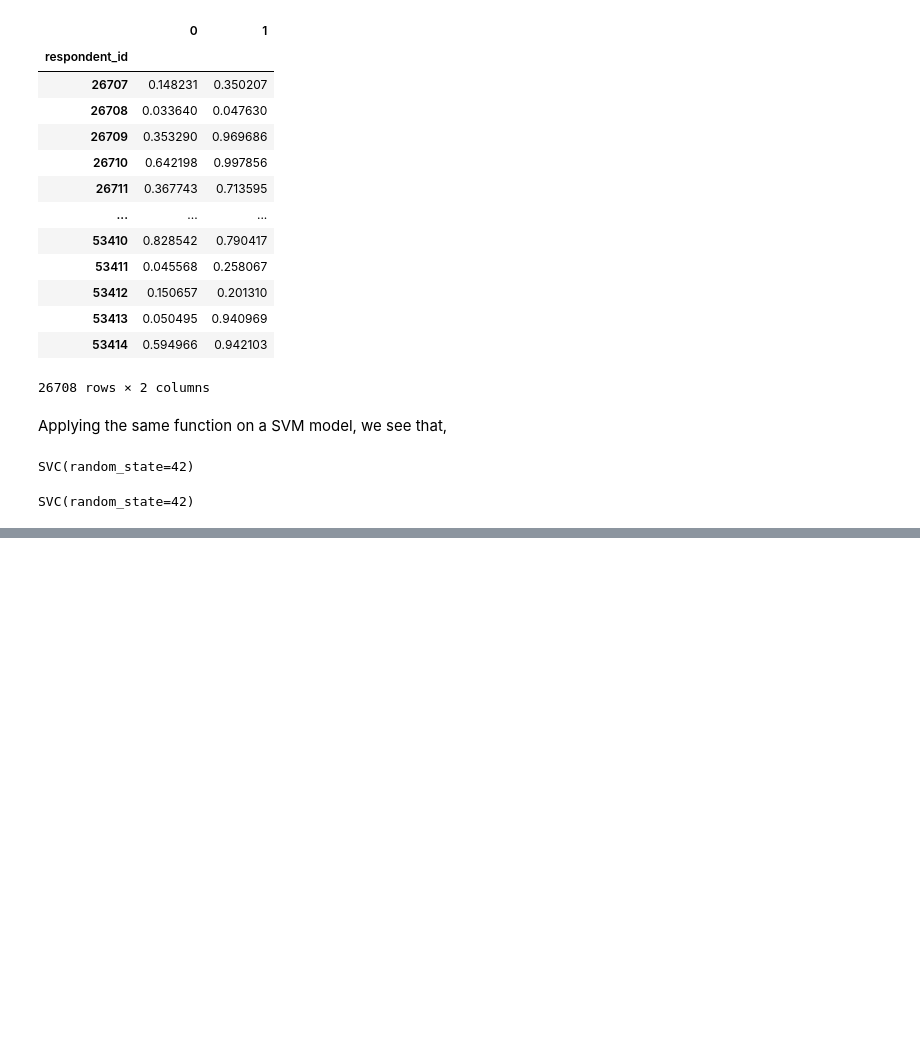
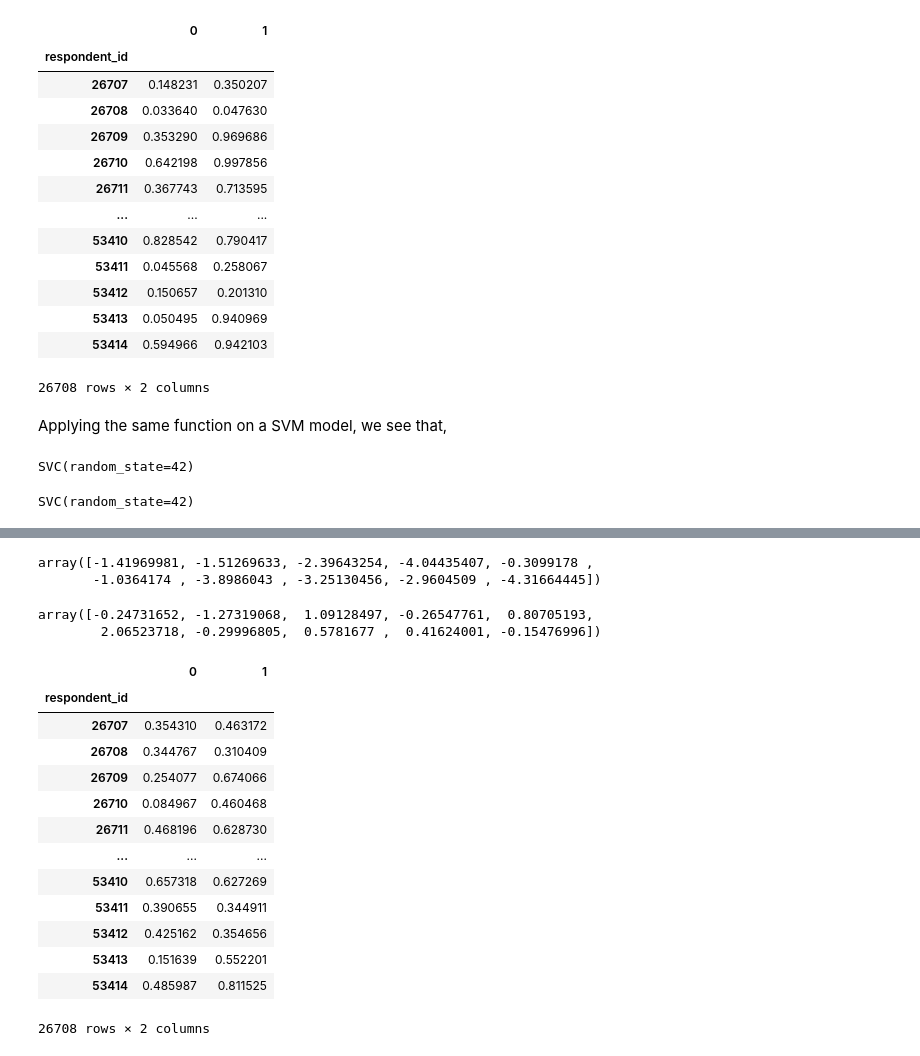
Before and after one commit to Markio125/vaccine_proba, a Jupyter notebook: training.ipynb, the cells around one changed output, grey strips where cells are left out. Drawn from its saved outputs; the diff is of its cells as text; code cells hidden in the pictures; blank space fills up the shorter version.

```diff
--- a/training.ipynb
+++ b/training.ipynb
@@ -223,3 +232,3 @@ SVC(random_state=42)
 # %%
-pred1 = svm1.predict(x_test_xyz)
-pred2 = svm2.predict(x_test_seas)
+pred3 = svm1.decision_function(df_test[independent_xyz])
+pred4 = svm2.decision_function(df_test[independent_seas])
@@ -235,0 +235,52 @@ Despite having a better roc score than the logistic model, it is more unpredicta
+# %%
+pred3[:10]
+# %% [output]
+array([-1.41969981, -1.51269633, -2.39643254, -4.04435407, -0.3099178 ,
+       -1.0364174 , -3.8986043 , -3.25130456, -2.9604509 , -4.31664445])
+# %%
+pred4[:10]
+# %% [output]
+array([-0.24731652, -1.27319068,  1.09128497, -0.26547761,  0.80705193,
+        2.06523718, -0.29996805,  0.5781677 ,  0.41624001, -0.15476996])
+# %%
+low = pred3.min()
+high = pred3.max()
+for x in range(len(pred3)):
+    if pred3[x] < 0:
+        y = pred3[x]/low
+        pred3[x] = (0.5 - (y * 0.5))
+    else:
+        y = pred3[x]/high
+        pred3[x] = 0.5 + (y * 0.5)
+# %%
+low = pred4.min()
+high = pred4.max()
+for x in range(len(pred4)):
+    if pred4[x] < 0:
+        y = pred4[x]/low
+        pred4[x] = (0.5 - (y * 0.5))
+    else:
+        y = pred4[x]/high
+        pred4[x] = 0.5 + (y * 0.5)
+# %%
+pred3 = pd.Series(pred3)
+pred4 = pd.Series(pred4)
+submission = pd.concat([res_id, pred3, pred4], axis = 1)
+# %%
+submission.set_index('respondent_id', inplace= True)
+submission
+# %% [output]
+|  | 0 | 1 |
+| respondent_id |  |  |
+| 26707 | 0.354310 | 0.463172 |
+| 26708 | 0.344767 | 0.310409 |
+| 26709 | 0.254077 | 0.674066 |
+| 26710 | 0.084967 | 0.460468 |
+| 26711 | 0.468196 | 0.628730 |
+| ... | ... | ... |
+| 53410 | 0.657318 | 0.627269 |
+| 53411 | 0.390655 | 0.344911 |
+| 53412 | 0.425162 | 0.354656 |
+| 53413 | 0.151639 | 0.552201 |
+| 53414 | 0.485987 | 0.811525 |
+26708 rows × 2 columns
```
Also changed, not shown: parts of 10 cells of this notebook, 2 other files.
